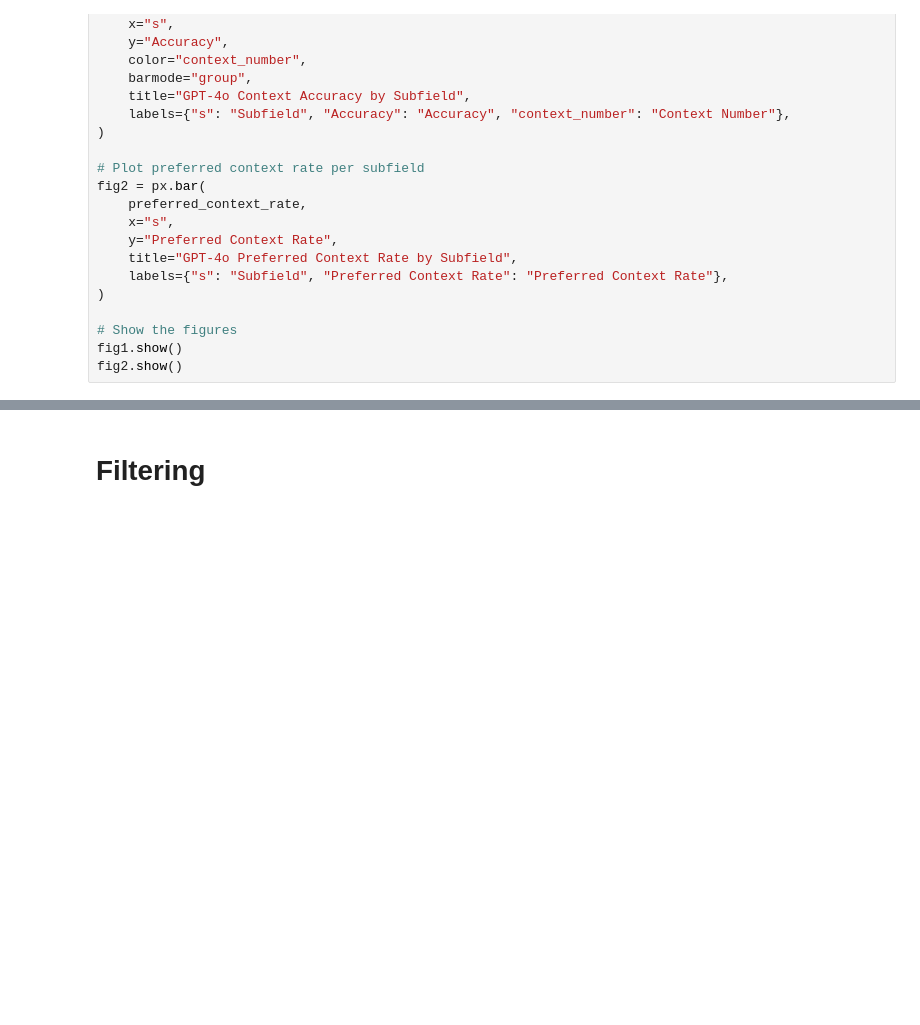
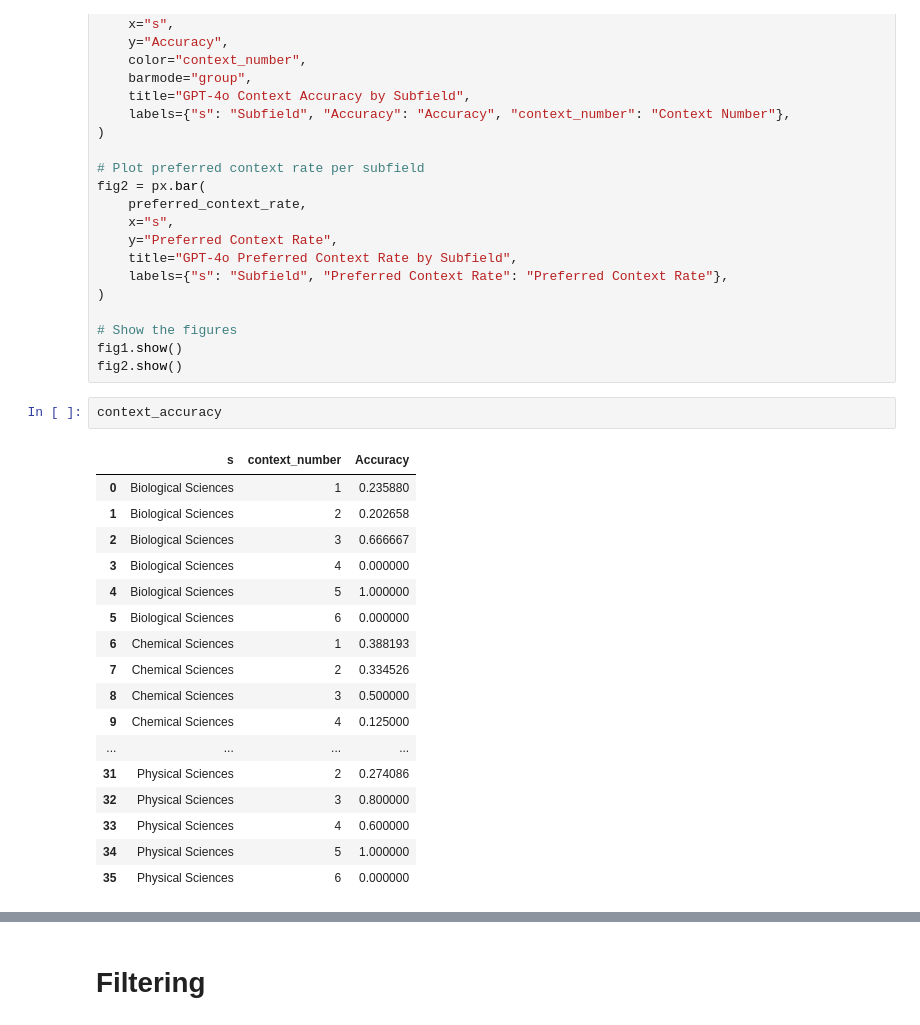
Before and after one commit to stipot/concl, a Jupyter notebook: step01/analisys.ipynb, the cells around one changed output, grey strips where cells are left out. Cells and saved outputs as stored; diff of their text form; blank space fills up the shorter version.

```diff
--- a/step01/analisys.ipynb
+++ b/step01/analisys.ipynb
@@ -497,3 +787,23 @@ fig2 = px.bar(
 # Show the figures
 fig1.show()
 fig2.show()
+# %%
+context_accuracy
+# %% [output]
+|  | s | context_number | Accuracy |
+| 0 | Biological Sciences | 1 | 0.235880 |
+| 1 | Biological Sciences | 2 | 0.202658 |
+| 2 | Biological Sciences | 3 | 0.666667 |
+| 3 | Biological Sciences | 4 | 0.000000 |
+| 4 | Biological Sciences | 5 | 1.000000 |
+| 5 | Biological Sciences | 6 | 0.000000 |
+| 6 | Chemical Sciences | 1 | 0.388193 |
+| 7 | Chemical Sciences | 2 | 0.334526 |
+| 8 | Chemical Sciences | 3 | 0.500000 |
+| 9 | Chemical Sciences | 4 | 0.125000 |
+| ... | ... | ... | ... |
+| 31 | Physical Sciences | 2 | 0.274086 |
+| 32 | Physical Sciences | 3 | 0.800000 |
+| 33 | Physical Sciences | 4 | 0.600000 |
+| 34 | Physical Sciences | 5 | 1.000000 |
+| 35 | Physical Sciences | 6 | 0.000000 |
```
Also changed, not shown: parts of 20 cells of this notebook, 1 other file.
